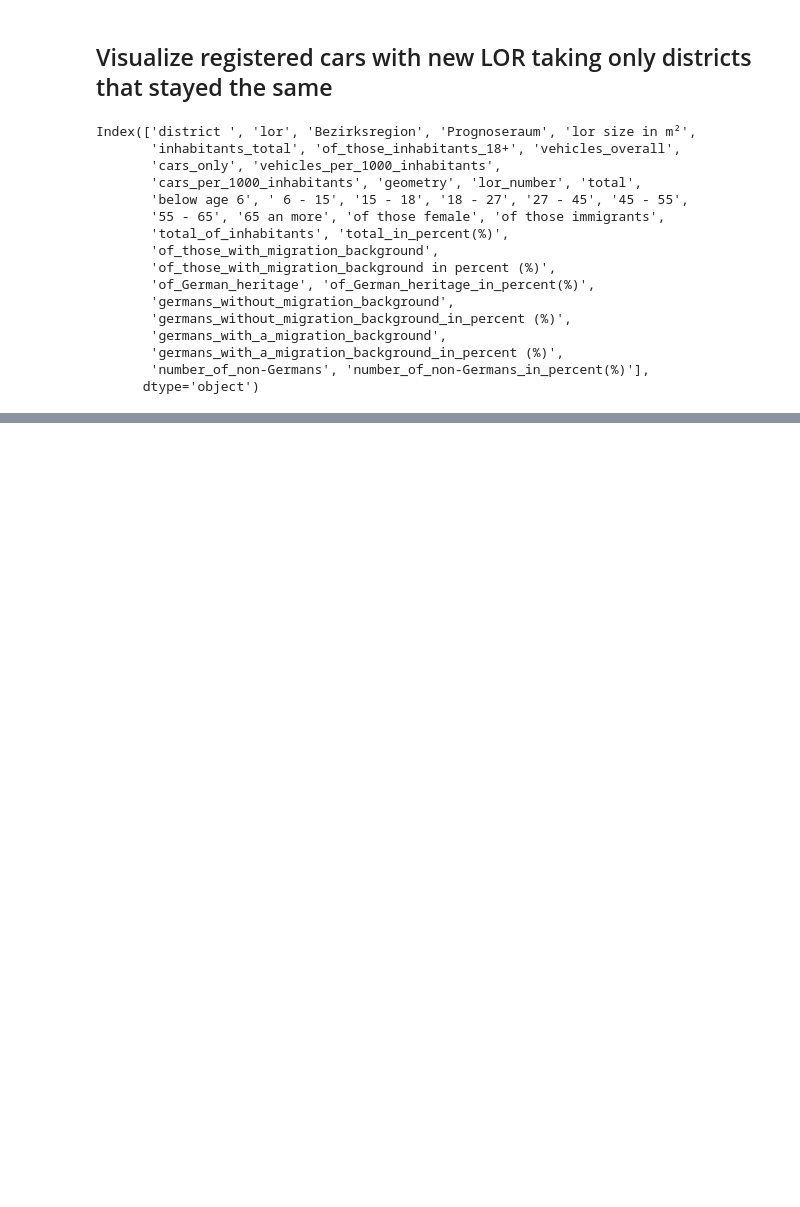
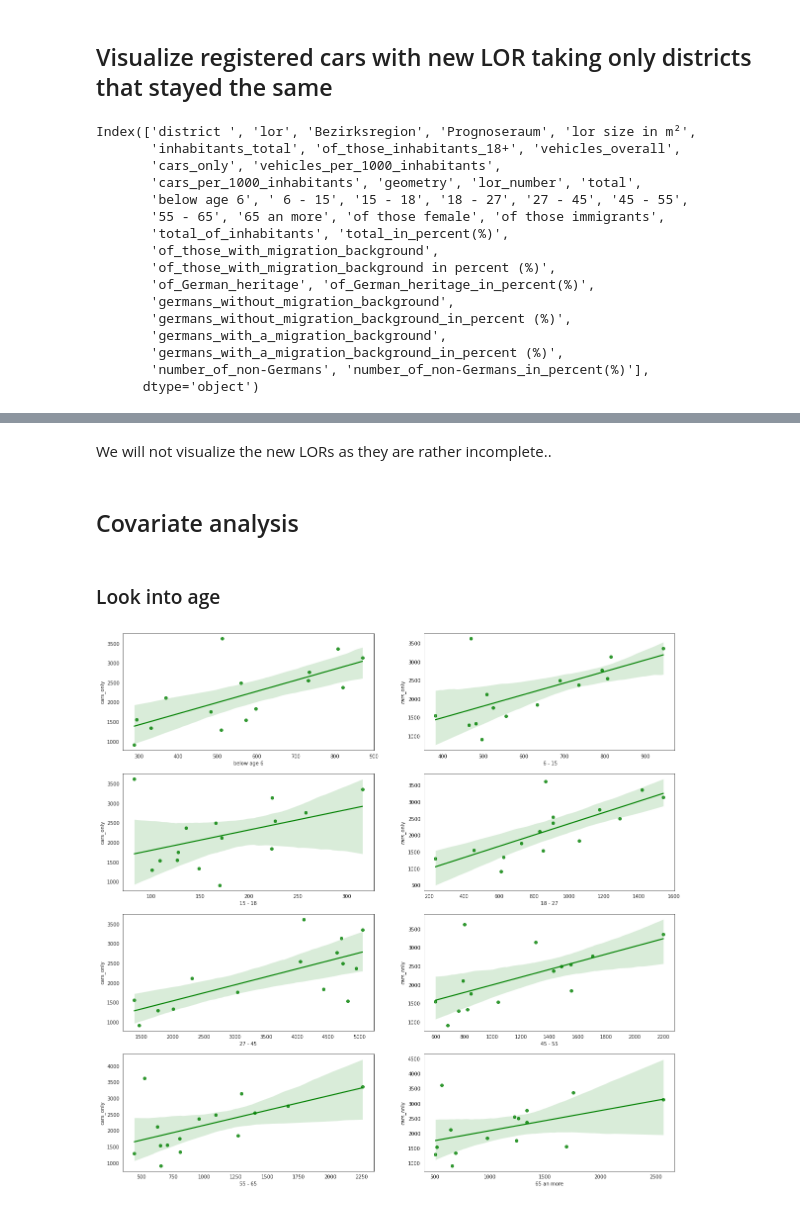
Before and after one commit to sn1c/dssg-datathon-2021, a Jupyter notebook: analysis.ipynb, the cells around one changed output, grey strips where cells are left out. Saved outputs shown, nothing was run; the diff lists cells and outputs as text; code cells hidden in the pictures; blank space fills up the shorter version.

Commit message:
Finalize analysis

```diff
--- a/analysis.ipynb
+++ b/analysis.ipynb
@@ -4,3 +7,5 @@ import geopandas
+# %%
+sns.set_style("white")
 # %%
 explore_args = {
     "cmap": "Blues",
@@ -215,0 +193,17 @@ stats_df.explore(
+# %% [markdown]
+We will not visualize the new LORs as they are rather incomplete..
+# %% [markdown]
+## Covariate analysis
+# %% [markdown]
+### Look into age
+# %%
+age_columns = [
+    "below age 6",
+    " 6 - 15",
+    "15 - 18",
+    "18 - 27",
+    "27 - 45",
+    "45 - 55",
+    "55 - 65",
+    "65 an more"
+]
@@ -215,0 +214,8 @@ stats_df.explore(
+# %%
+fig, axs = plt.subplots(4, 2, figsize=(20, 20))
+for i, age_column in enumerate(age_columns):
+    ax = axs[i // 2][i % 2]
+    sns.regplot(x=stats_df[age_column], y=stats_df["cars_only"], color='g', ax=ax)
+plt.show()
+# %% [output]
+[figure, added]
```
Also changed, not shown: parts of 26 cells of this notebook, 1 other file.
